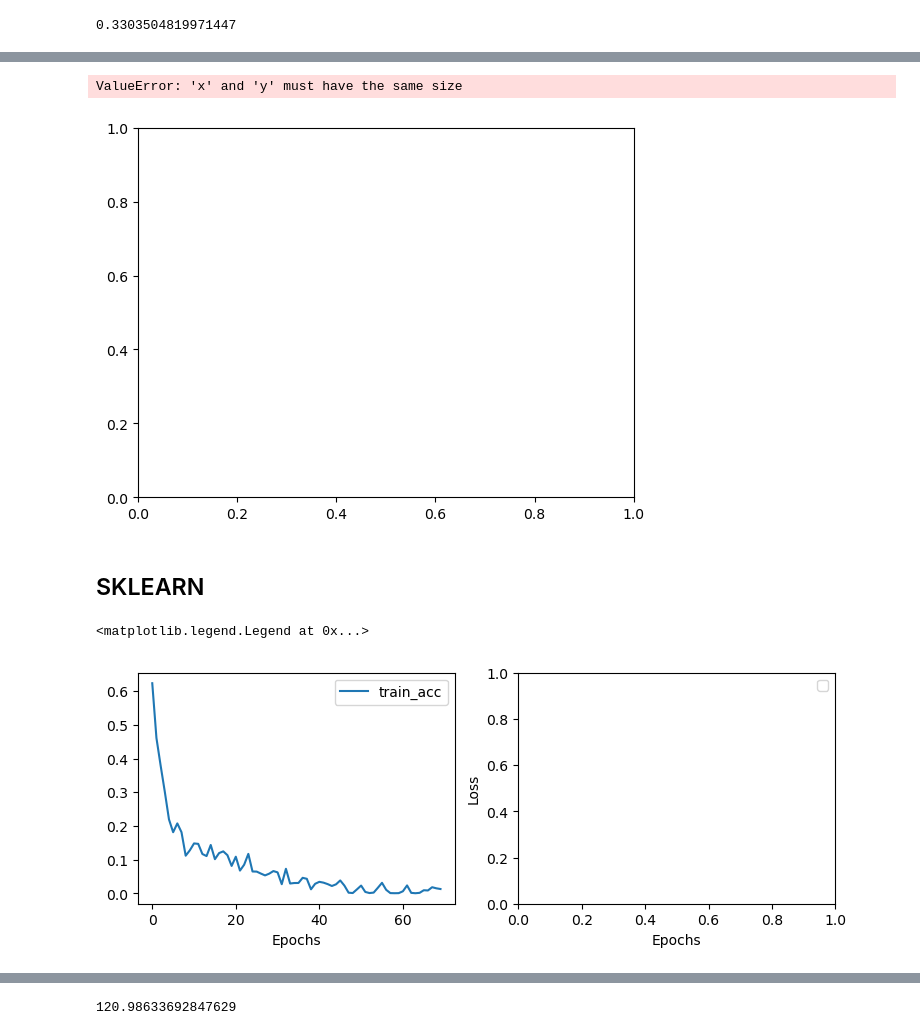
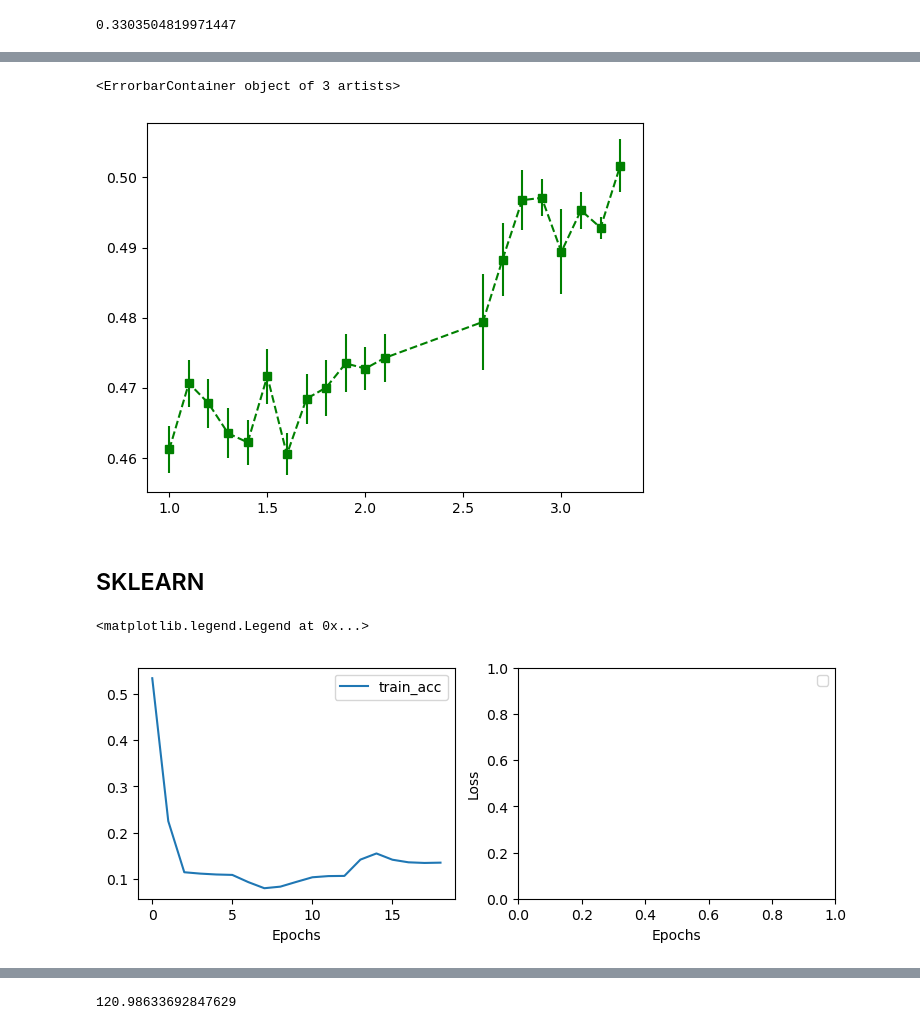
Before and after one commit to feanor3/tesi, a Jupyter notebook: analysis.ipynb, the cells around one changed output, grey strips where cells are left out. Drawn from its saved outputs; the diff is of its cells as text; code cells hidden in the pictures.

```diff
--- a/analysis.ipynb
+++ b/analysis.ipynb
@@ -16,8 +16,8 @@ utils.resize_data_test(10)
 # %%
 L=10
 T_CRIT = 2.2691853 # k_b * T_C / J  with k_b=1, J = interaction constant
-data = np.load(f"data/{L}mille.npy")#.reshape(-1, 100)
-temps = np.load(f"data/{L}_temp_mille.npy")#.reshape(-1, 1)
+data = np.load(f"data/{L}_test_tanti.npy")#.reshape(-1, 100)
+temps = np.load(f"data/{L}_temp_tanti.npy")#.reshape(-1, 1)
 
 # target value
 t = ((temps > 2.5) | (temps < 2.0)).astype(int)
@@ -47,7 +47,7 @@ t_train = t[:a]
 t_val = t[a:]
 # %%
 # CLASSIFIER TRAINING
-clf = MLPBinary(dim_hidden=100, tolerance=1e-4, activation='relu', lr=0.001, batch_size=200, momentum=0.8, solver='sgd', alpha=0.5, power_t=0.1)
+clf = MLPBinary(dim_hidden=100, tolerance=1e-4, activation='relu', lr=0.0001, batch_size=200, momentum=0.9, solver='sgd', alpha=1, power_t=0.01)
 clf.fit(data_train, t_train, X_val=data_val, t_val=t_val)
 
 # plotting accuracy and loss
@@ -71,5 +71,6 @@ b @ b.T
 # %% [output]
 0.3303504819971447
 # %%
-clf.score(data_test[7], t_test[4])
+for i in range(10):
+    print(clf.score(data_test[i], t_test[4]))
 # %% [output]
@@ -101,67 +110,40 @@ array([[[0.34014167],
 # %%
 # loading data for testing
 temp_test = np.load(f"./data/{L}_test_temp.npy")    # shape (10, 24)
 data_test = np.load(f"./data/{L}_test.npy")         # shape (10, 24, 100)
 
 # Create mask for filtering along axis 1
 mask = (temp_test > 2.5) | (temp_test < 2.2)        # shape (10, 24), bool
 
 # Filter each group, preserving the first dimension
 filtered_temps = [temp_test[i][mask[i]] for i in range(temp_test.shape[0])]  # list of arrays, each (something,)
 filtered_data = [data_test[i][mask[i]] for i in range(data_test.shape[0])]   # list of arrays, each (something, 100)
 
 # Sort within each group
 for i in range(len(filtered_temps)):
     sort_idx = np.argsort(filtered_temps[i])
     filtered_temps[i] = filtered_temps[i][sort_idx]
     filtered_data[i] = filtered_data[i][sort_idx]
 
 # Optionally, convert lists to arrays for further processing
 filtered_temps = np.array(filtered_temps)  # shape (10, something)
 filtered_data = np.array(filtered_data)    # shape (10, something, 100)
 temp_test = filtered_temps
 data_test = filtered_data
+t_test = (temp_test > T_CRIT).astype(int)
 
 # PREDICTION ON DATA SET to have mean
 flattened = data_test.reshape(-1, L*L)
 y = clf.predict_probabilities(flattened).reshape(10, 20,1)
 
-plt.errorbar(temp_test[0], y.mean(axis=0).flatten(), y.std(axis=0).flatten(), fmt='s--g')
+plt.errorbar(temp_test[3], y[:,:,0].mean(axis=0), y[:,:,0].std(axis=0)/np.sqrt(10), fmt='s--g')
 # %% [output]
-ValueError: 'x' and 'y' must have the same size
+<ErrorbarContainer object of 3 artists>
-[figure, old version]
+[figure, new version]
 # %% [markdown]
 ## SKLEARN
 # %%
 # training with sklearn
-
-# number of datapoints
-T_CRIT = 2.2691853 # k_b * T_C / J  with k_b=1, J = interaction constant
-
-data = np.load(f"data/{L}.npy")
-temps = np.load(f"data/{L}_temp.npy")
-n = data.shape[0]
-
-# target value
-t = (temps < T_CRIT).astype(int)
-
-# DATA Shuffling
-rng = np.random.default_rng()
-indices = np.arange(data.shape[0])
-rng.shuffle(indices)
-
-data = data[indices]
-t = t[indices]
-temps = temps[indices]
-
-# splitting data in 80% training, 20% validation, 10% test
-a = int(0.8*n)
-data_train = data[:a]
-data_val = data[a:]
-
-t_train = t[:a]
-t_val = t[a:]
-
 
 # using skleanr
 clf = MLPClassifier(activation='relu', solver='sgd',alpha=0, momentum=1, nesterovs_momentum=False, power_t=1, verbose=False)
@@ -181,4 +163,4 @@ ax1.set_xlabel("Epochs"), ax2.set_xlabel("Epochs")
 ax2.legend(["train_loss", "val_loss"])
 # %% [output]
 <matplotlib.legend.Legend at 0x...>
-[figure, old version]
+[figure, new version]
```
Also changed, not shown: parts of 9 cells of this notebook.
